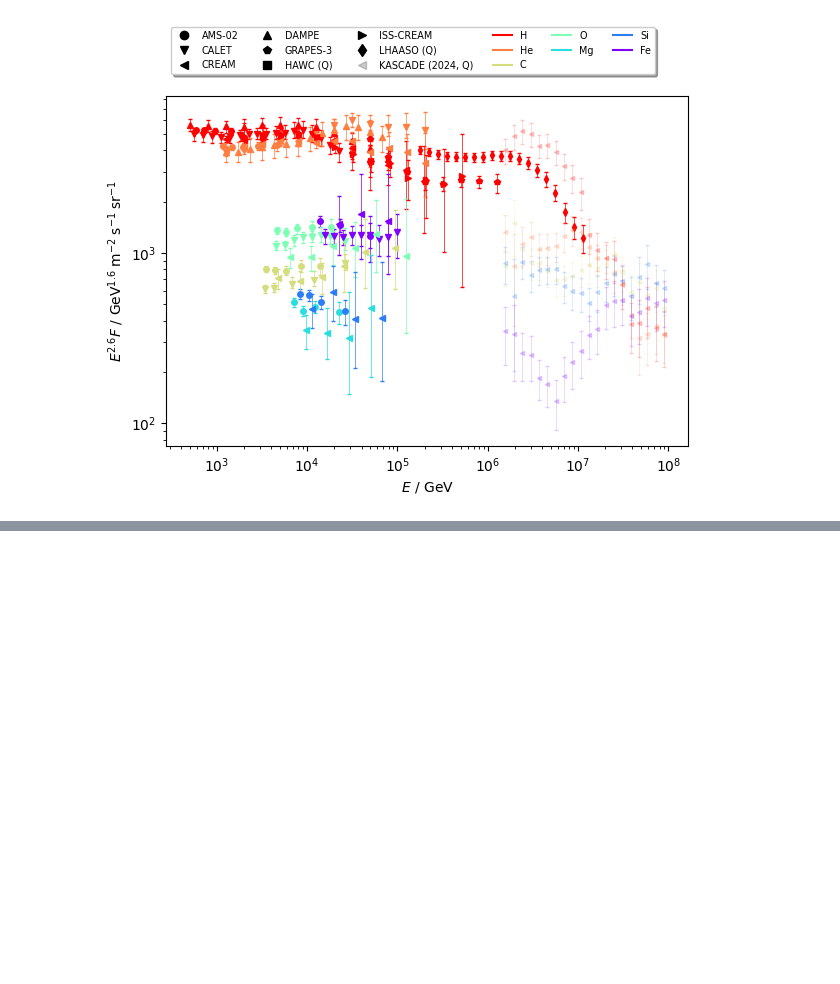
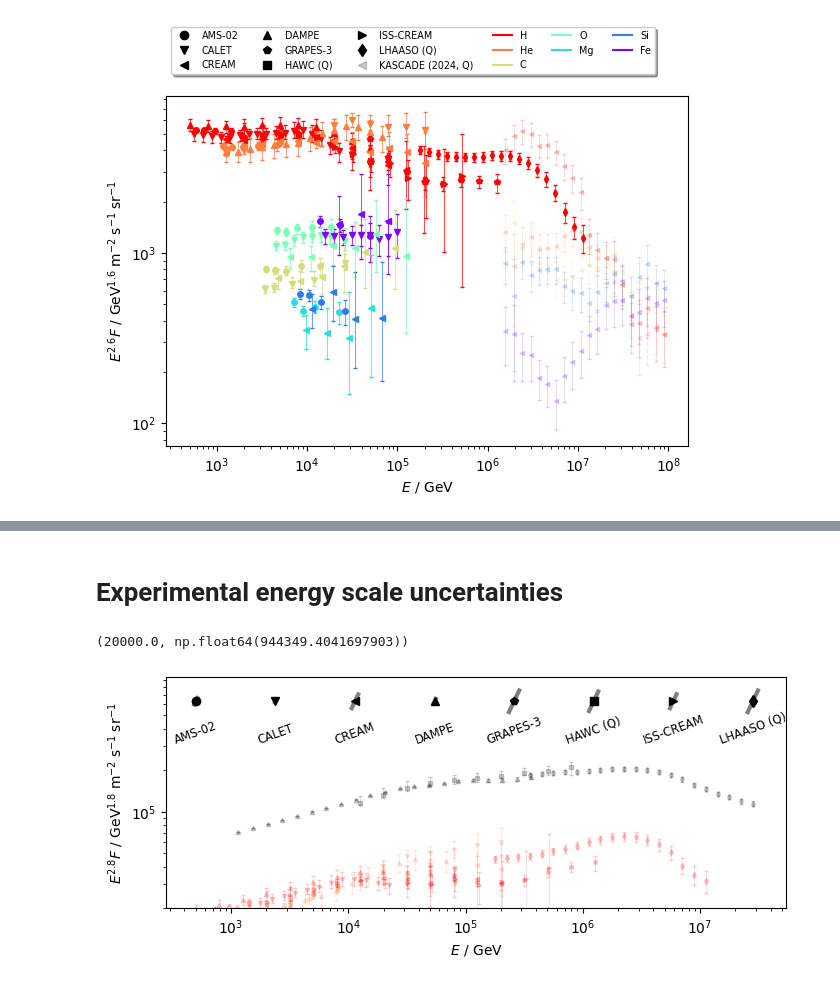
Before and after one commit to nj-vs-vh/EVA, a Jupyter notebook: icrc.ipynb, the cells around one changed output, grey strips where cells are left out. Cells and saved outputs as stored; diff of their text form; code cells hidden in the pictures; blank space fills up the shorter version.

```diff
--- a/icrc.ipynb
+++ b/icrc.ipynb
@@ -245,0 +226,51 @@ plt.show()
+# %% [markdown]
+# Experimental energy scale uncertainties
+# %%
+import numpy as np
+
+from cr_knee_fit.inference import energy_scale_lg_uncertainties
+from cr_knee_fit.shifts import ExperimentEnergyScaleShifts
+
+data_main = Data.load(
+    DataConfig(
+        experiments_elements=data_all.experiments(),
+        experiments_all_particle=data_all.experiments(),
+        experiments_lnA=data_all.experiments(),
+        elements=[Element.H, Element.He],
+    )
+)
+
+scale = 2.8
+
+fig, ax = plt.subplots(figsize=(8, 3))
+
+data_main.plot_spectra(describe=False, scale=scale, is_fitted=False, ax=ax, legend=False)
+
+experiment_list = data_main.experiments(spectra_only=True)
+E_grid = np.geomspace(data_main.E_min(), data_main.E_max(), num=len(experiment_list))
+y_target = 10 ** (5.8)
+
+sigma_shifts = ExperimentEnergyScaleShifts(lg_shifts=energy_scale_lg_uncertainties)
+
+for exp, E in zip(experiment_list, E_grid):
+    F = y_target / E**scale
+    f = sigma_shifts.f(exp)
+    ax.plot(
+        [E / f, E * f],
+        [f ** -(scale - 1) * y_target, f ** (scale - 1) * y_target],
+        color="black",
+        alpha=0.5,
+        linewidth=3.0,
+    )
+    ax.plot([E], y_target, marker=exp.marker, markersize=6.0, color="black")
+    ax.text(E, y_target / 2, exp.name, ha="center", rotation=20, fontsize="small")
+    # for power in (1, -1):
+    #     f = sigma_shifts.f(exp)**power
+    #     ax.quiver(
+    #         [E], [y_target], [f*E - E], [f**(scale - 1) * y_target - y_target], angles="xy", scale=1.0, scale_units="xy"
+    #     )
+
+ax.set_ylim(bottom=2e4)
+# %% [output]
+(20000.0, np.float64(944349.4041697903))
+[figure, added]
```
Also changed, not shown: parts of 7 cells of this notebook, 9 other files.
